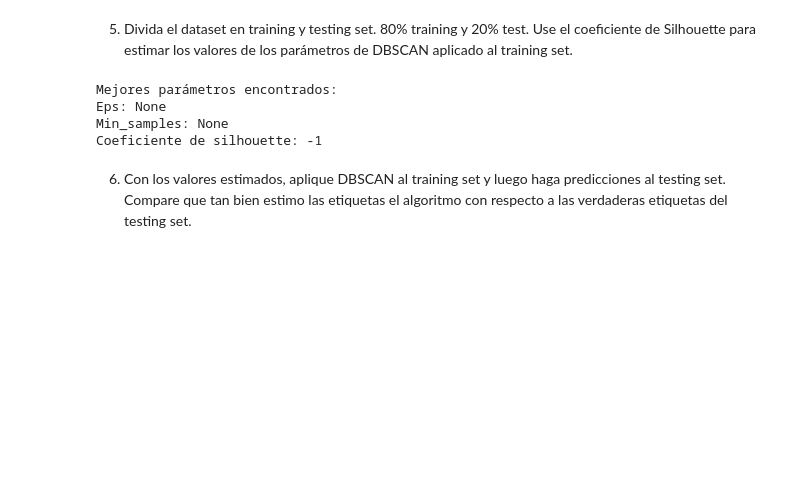
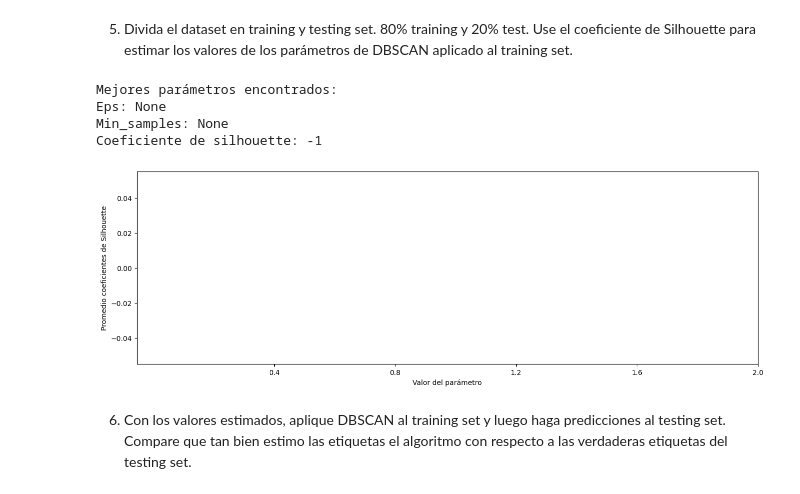
Before and after one commit to ElKroko/tarea-IA, a Jupyter notebook: 3. Olivetti Faces.ipynb, the cells around one changed output. Drawn from its saved outputs; the diff is of its cells as text; code cells hidden in the pictures; blank space fills up the shorter version.

Commit message:
DBSCAN changes

```diff
--- a/3. Olivetti Faces.ipynb
+++ b/3. Olivetti Faces.ipynb
@@ -259,8 +254,8 @@ min_samples_values = [5, 10, 15, 20, 25]
 
 for eps in eps_values:
     for min_samples in min_samples_values:
-        dbscan = DBSCAN(eps=eps, min_samples=min_samples)
-        labels = dbscan.fit_predict(X_train)
+        dbscan = DBSCAN(metric= "euclidean", eps=eps, min_samples=min_samples)
+        labels = dbscan.fit(X_train)
 
         # Verificamos si hay al menos dos grupos distintos
         unique_labels = np.unique(labels)
@@ -283,6 +278,37 @@ Mejores parámetros encontrados:
 Eps: None
 Min_samples: None
 Coeficiente de silhouette: -1
+# %%
+from sklearn.model_selection import train_test_split
+from sklearn.cluster import DBSCAN
+from sklearn.metrics import silhouette_score
+import matplotlib.pyplot as plt
+
+# Dividir el dataset en training y testing sets (80% training y 20% test)
+X_train, X_test, y_train, y_test = train_test_split(data_scaled, targets, test_size=0.2, random_state=42)
+
+silhouette_coefficients = []
+
+parametros = [0.4, 0.8, 1.2, 1.6, 2]
+
+for n in parametros:
+     clustering = DBSCAN(metric="euclidean",eps=n, min_samples=2).fit(X_train)
+
+     unique_labels = len(set(clustering.labels_))
+     if unique_labels > 1:
+         score = silhouette_score(X_train, clustering.labels_)
+         silhouette_coefficients.append(score)
+     else:
+         silhouette_coefficients.append(None)
+
+fig, ax = plt.subplots(figsize=(16, 5))
+ax.scatter(parametros, silhouette_coefficients)
+ax.set_xticks(parametros)
+ax.set_xlabel("Valor del parámetro")
+ax.set_ylabel("Promedio coeficientes de Silhouette")
+plt.show()
+# %% [output]
+[figure, added]
 # %% [markdown]
 6. Con los valores estimados, aplique DBSCAN al training set y luego haga predicciones al testing set. Compare que tan bien estimo las etiquetas el algoritmo con respecto a las verdaderas etiquetas del testing set.
 # %%
```
Also changed, not shown: parts of 7 cells of this notebook, 1 other file.
